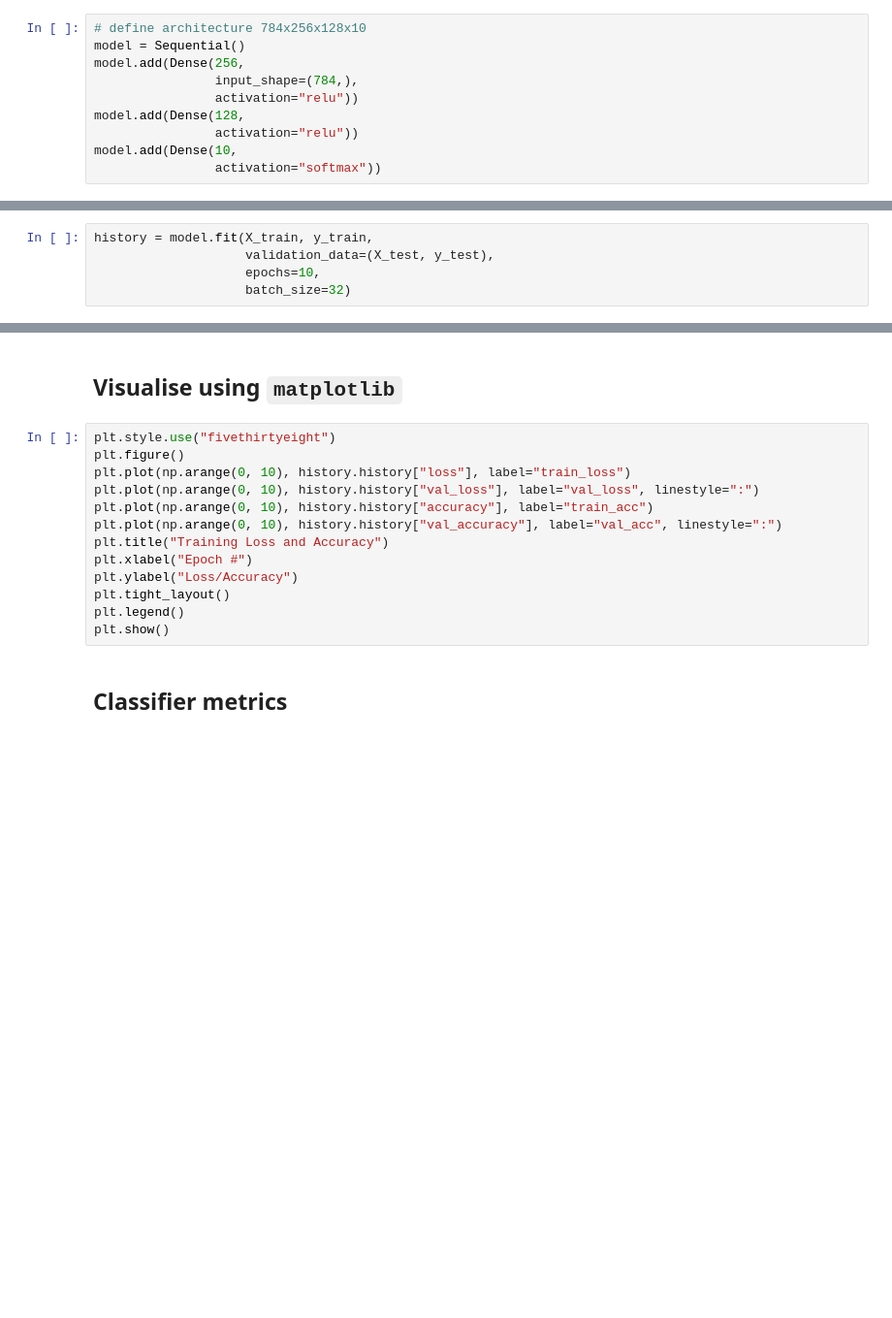
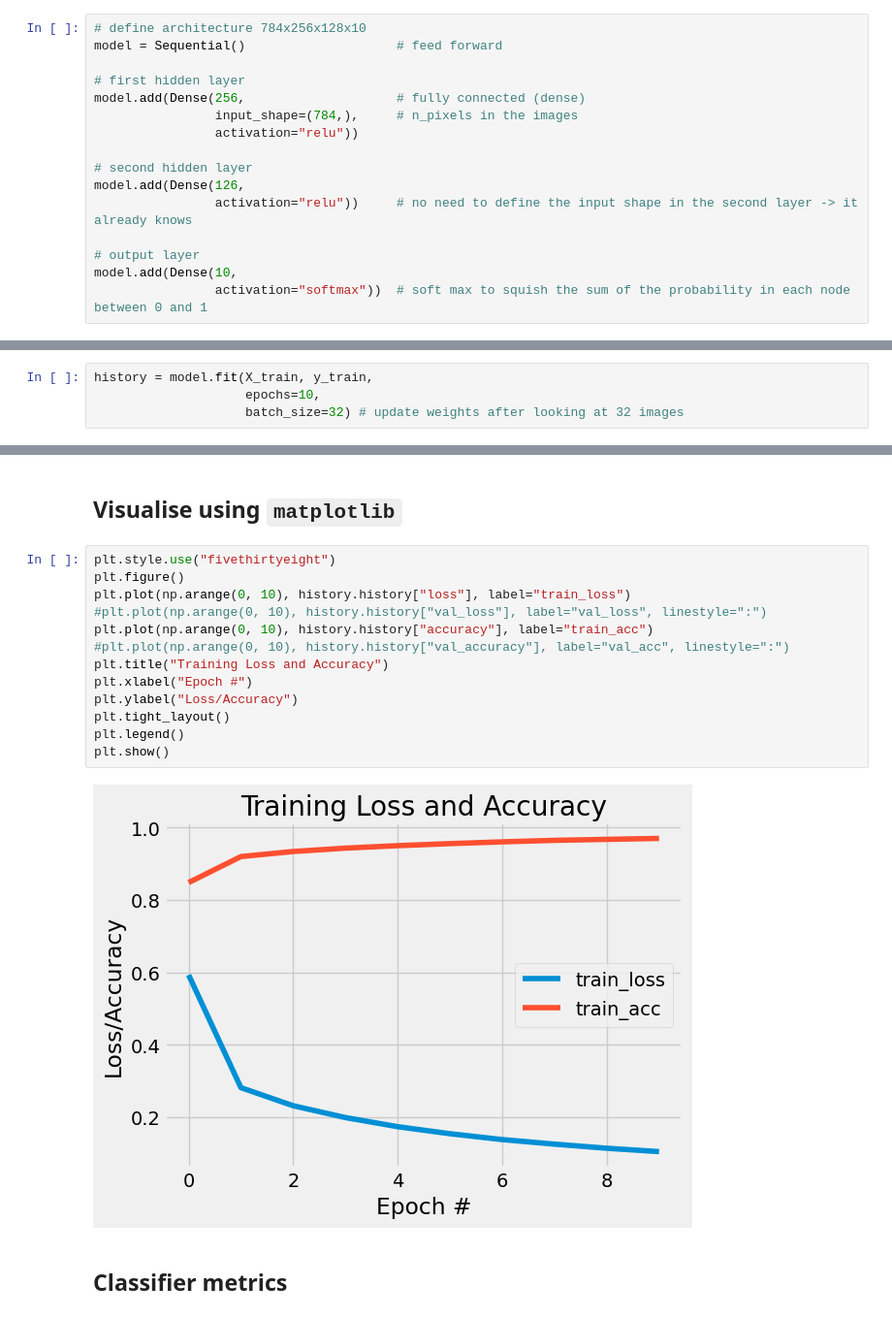
Before and after one commit to laurabpaulsen/cds-visual, a Jupyter notebook: nbs/session7_inclass_lbp.ipynb, the cells around one changed output, grey strips where cells are left out. Shown: that part at 97% size. Drawn from its saved outputs; the diff is of its cells as text; blank space fills up the shorter version.

```diff
--- a/nbs/session7_inclass_lbp.ipynb
+++ b/nbs/session7_inclass_lbp.ipynb
@@ -56,14 +57,20 @@ The code below makes a fully-connected, feed-forward neural network with the fol
 - An output layer of 10 nodes
 # %%
 # define architecture 784x256x128x10
-model = Sequential()
-model.add(Dense(256,
-                input_shape=(784,),
+model = Sequential()                    # feed forward
+
+# first hidden layer
+model.add(Dense(256,                    # fully connected (dense)
+                input_shape=(784,),     # n_pixels in the images
                 activation="relu"))
-model.add(Dense(128,
-                activation="relu"))
+
+# second hidden layer
+model.add(Dense(126,
+                activation="relu"))     # no need to define the input shape in the second layer -> it already knows
+
+# output layer
 model.add(Dense(10,
-                activation="softmax"))
+                activation="softmax"))  # soft max to squish the sum of the probability in each node between 0 and 1
 # %% [markdown]
 ## Show summary of model architecture
 # %%
@@ -111,7 +119,6 @@ model.compile(loss="categorical_crossentropy",
 Once we've done that, it's just a case of fitting the model to the data.
 # %%
 history = model.fit(X_train, y_train,
-                    validation_data=(X_test, y_test),
                     epochs=10,
-                    batch_size=32)
+                    batch_size=32) # update weights after looking at 32 images
 # %% [output]
@@ -122,16 +147,18 @@ Error:
 # %%
 plt.style.use("fivethirtyeight")
 plt.figure()
 plt.plot(np.arange(0, 10), history.history["loss"], label="train_loss")
-plt.plot(np.arange(0, 10), history.history["val_loss"], label="val_loss", linestyle=":")
+#plt.plot(np.arange(0, 10), history.history["val_loss"], label="val_loss", linestyle=":")
 plt.plot(np.arange(0, 10), history.history["accuracy"], label="train_acc")
-plt.plot(np.arange(0, 10), history.history["val_accuracy"], label="val_acc", linestyle=":")
+#plt.plot(np.arange(0, 10), history.history["val_accuracy"], label="val_acc", linestyle=":")
 plt.title("Training Loss and Accuracy")
 plt.xlabel("Epoch #")
 plt.ylabel("Loss/Accuracy")
 plt.tight_layout()
 plt.legend()
 plt.show()
+# %% [output]
+[figure, added]
 # %% [markdown]
 ## Classifier metrics
 # %% [markdown]
```
Also changed, not shown: parts of 6 cells of this notebook, 1 other file.
